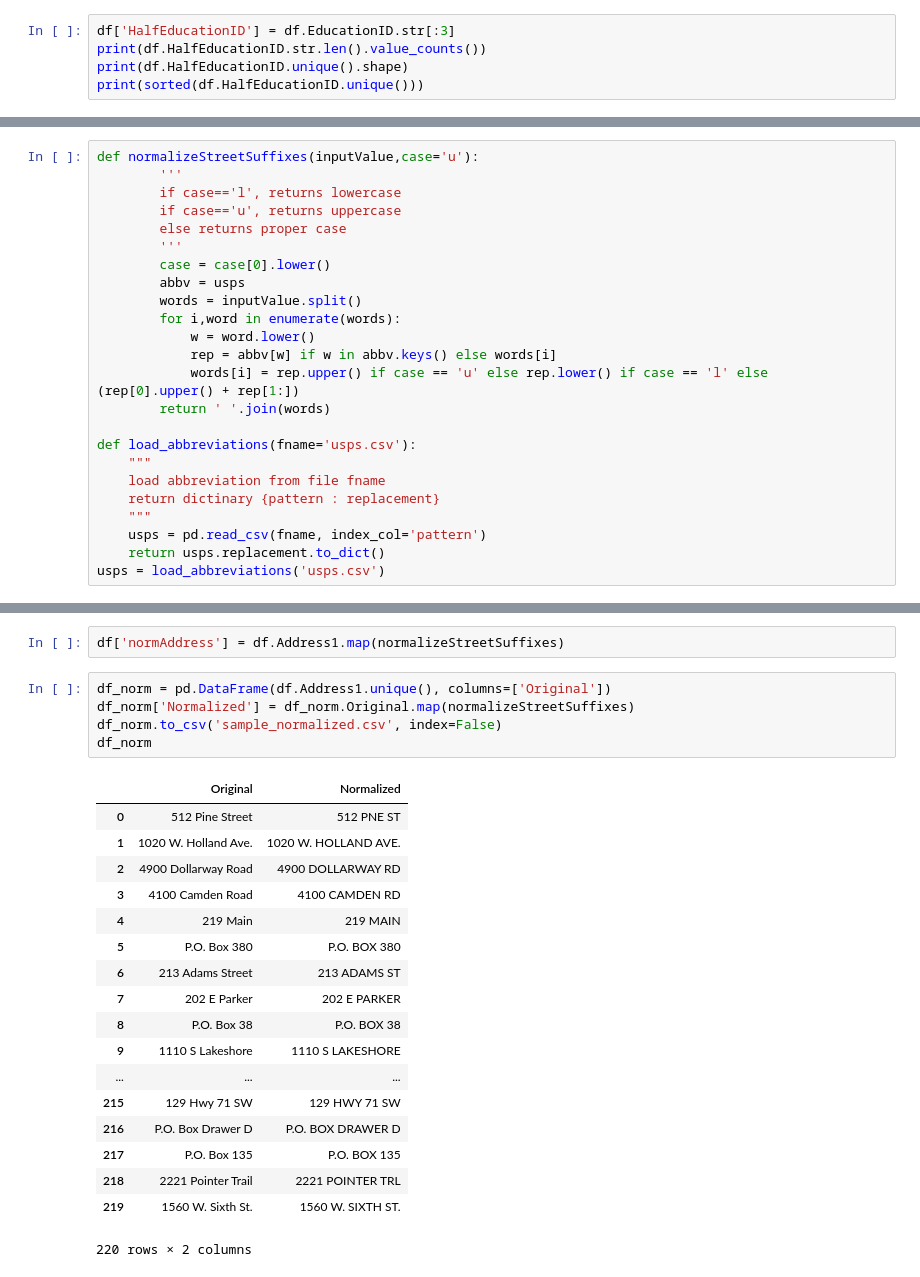
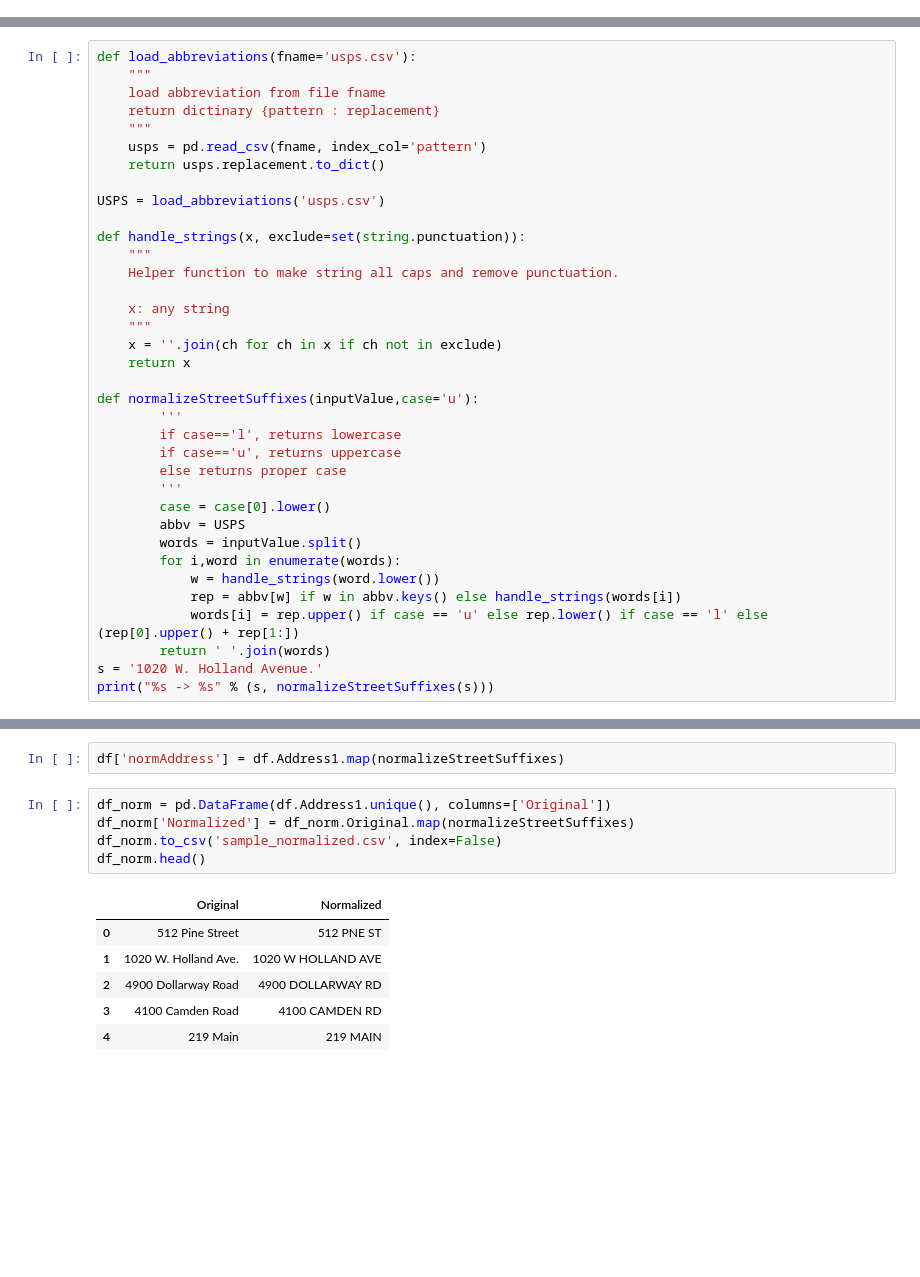
Before and after one commit to leeprevost/SchoolLocationFuzzyMatch, a Jupyter notebook: fuzzy.ipynb, the cells around one changed output, grey strips where cells are left out. Cells and saved outputs as stored; diff of their text form; blank space fills up the shorter version.

Commit message:
punctuation removal for normalization

```diff
--- a/fuzzy.ipynb
+++ b/fuzzy.ipynb
@@ -93,5 +132,0 @@ array(['500026', '514140', '505410', '513930', '504800'], dtype=object)
-# %%
-df['HalfEducationID'] = df.EducationID.str[:3]
-print(df.HalfEducationID.str.len().value_counts())
-print(df.HalfEducationID.unique().shape)
-print(sorted(df.HalfEducationID.unique()))
@@ -171,6 +155,25 @@ normalize an excel file that has school addresses including address, city, state
 see https://stackoverflow.com/questions/44725712/replace-function-with-dictionary/44725831#44725831
 and http://bcdcspatial.blogspot.ru/2012/09/normalize-to-usps-street-abbreviations.html
 # %%
+def load_abbreviations(fname='usps.csv'):
+    """
+    load abbreviation from file fname
+    return dictinary {pattern : replacement}
+    """
+    usps = pd.read_csv(fname, index_col='pattern')
+    return usps.replacement.to_dict()
+
+USPS = load_abbreviations('usps.csv')
+
+def handle_strings(x, exclude=set(string.punctuation)):
+    """
+    Helper function to make string all caps and remove punctuation.
+
+    x: any string
+    """
+    x = ''.join(ch for ch in x if ch not in exclude)
+    return x
+
 def normalizeStreetSuffixes(inputValue,case='u'):
         '''
         if case=='l', returns lowercase
@@ -178,19 +181,12 @@ def normalizeStreetSuffixes(inputValue,case='u'):
         else returns proper case
         '''
         case = case[0].lower()
-        abbv = usps
+        abbv = USPS
         words = inputValue.split()
         for i,word in enumerate(words):
-            w = word.lower()
-            rep = abbv[w] if w in abbv.keys() else words[i]
+            w = handle_strings(word.lower())
+            rep = abbv[w] if w in abbv.keys() else handle_strings(words[i])
             words[i] = rep.upper() if case == 'u' else rep.lower() if case == 'l' else (rep[0].upper() + rep[1:])
         return ' '.join(words)
-
-def load_abbreviations(fname='usps.csv'):
-    """
-    load abbreviation from file fname
-    return dictinary {pattern : replacement}
-    """
-    usps = pd.read_csv(fname, index_col='pattern')
-    return usps.replacement.to_dict()
-usps = load_abbreviations('usps.csv')
+s = '1020 W. Holland Avenue.'
+print("%s -> %s" % (s, normalizeStreetSuffixes(s)))
@@ -199,24 +197,12 @@ df['normAddress'] = df.Address1.map(normalizeStreetSuffixes)
 # %%
 df_norm = pd.DataFrame(df.Address1.unique(), columns=['Original'])
 df_norm['Normalized'] = df_norm.Original.map(normalizeStreetSuffixes)
 df_norm.to_csv('sample_normalized.csv', index=False)
-df_norm
+df_norm.head()
 # %% [output]
 |  | Original | Normalized |
 | 0 | 512 Pine Street | 512 PNE ST |
-| 1 | 1020 W. Holland Ave. | 1020 W. HOLLAND AVE. |
+| 1 | 1020 W. Holland Ave. | 1020 W HOLLAND AVE |
 | 2 | 4900 Dollarway Road | 4900 DOLLARWAY RD |
 | 3 | 4100 Camden Road | 4100 CAMDEN RD |
 | 4 | 219 Main | 219 MAIN |
-| 5 | P.O. Box 380 | P.O. BOX 380 |
-| 6 | 213 Adams Street | 213 ADAMS ST |
-| 7 | 202 E Parker | 202 E PARKER |
-| 8 | P.O. Box 38 | P.O. BOX 38 |
-| 9 | 1110 S Lakeshore | 1110 S LAKESHORE |
-| ... | ... | ... |
-| 215 | 129 Hwy 71 SW | 129 HWY 71 SW |
-| 216 | P.O. Box Drawer D | P.O. BOX DRAWER D |
-| 217 | P.O. Box 135 | P.O. BOX 135 |
-| 218 | 2221 Pointer Trail | 2221 POINTER TRL |
-| 219 | 1560 W. Sixth St. | 1560 W. SIXTH ST. |
-220 rows × 2 columns
```
Also changed, not shown: parts of 13 cells of this notebook, 1 other file.
